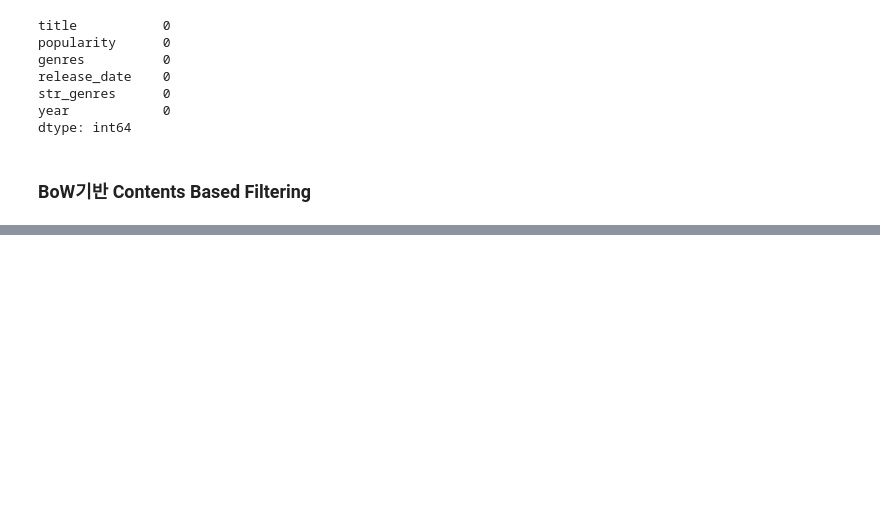
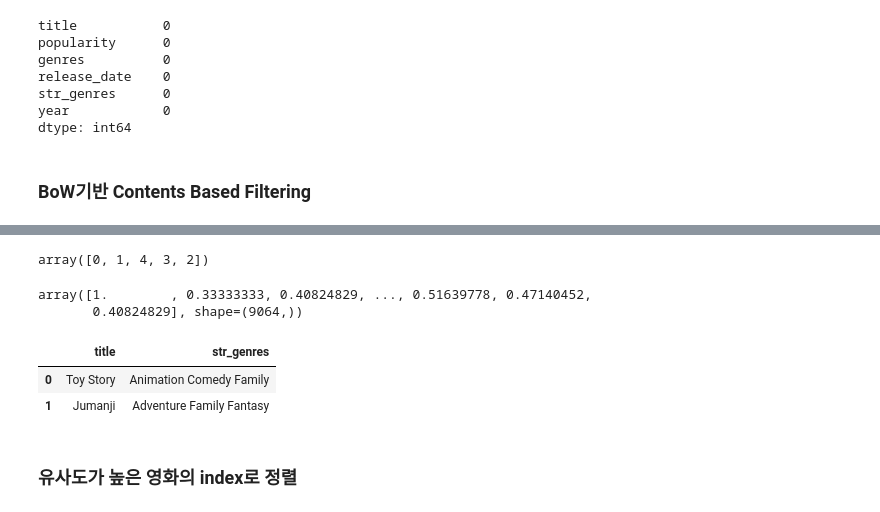
Before and after one commit to hanyong5/2025python, a Jupyter notebook: 02code/02contentbow/01bowMovie.ipynb, the cells around one changed output, grey strips where cells are left out. Cells and saved outputs as stored; diff of their text form; code cells hidden in the pictures; blank space fills up the shorter version.

```diff
--- a/02code/02contentbow/01bowMovie.ipynb
+++ b/02code/02contentbow/01bowMovie.ipynb
@@ -311,0 +335,20 @@ genre_mat.shape
+# %%
+a = np.array([30,40,51,47,40])
+index = np.argsort(a)
+index
+# %% [output]
+array([0, 1, 4, 3, 2])
+# %%
+movie0_similarity = similarity_of_genre[0]
+movie0_similarity
+# %% [output]
+array([1.        , 0.33333333, 0.40824829, ..., 0.51639778, 0.47140452,
+       0.40824829], shape=(9064,))
+# %%
+movies[['title','str_genres']].iloc[0:2,:]
+# %% [output]
+|  | title | str_genres |
+| 0 | Toy Story | Animation Comedy Family |
+| 1 | Jumanji | Adventure Family Fantasy |
+# %% [markdown]
+### 유사도가 높은 영화의 index로 정렬
```
Also changed, not shown: parts of 11 cells of this notebook.
